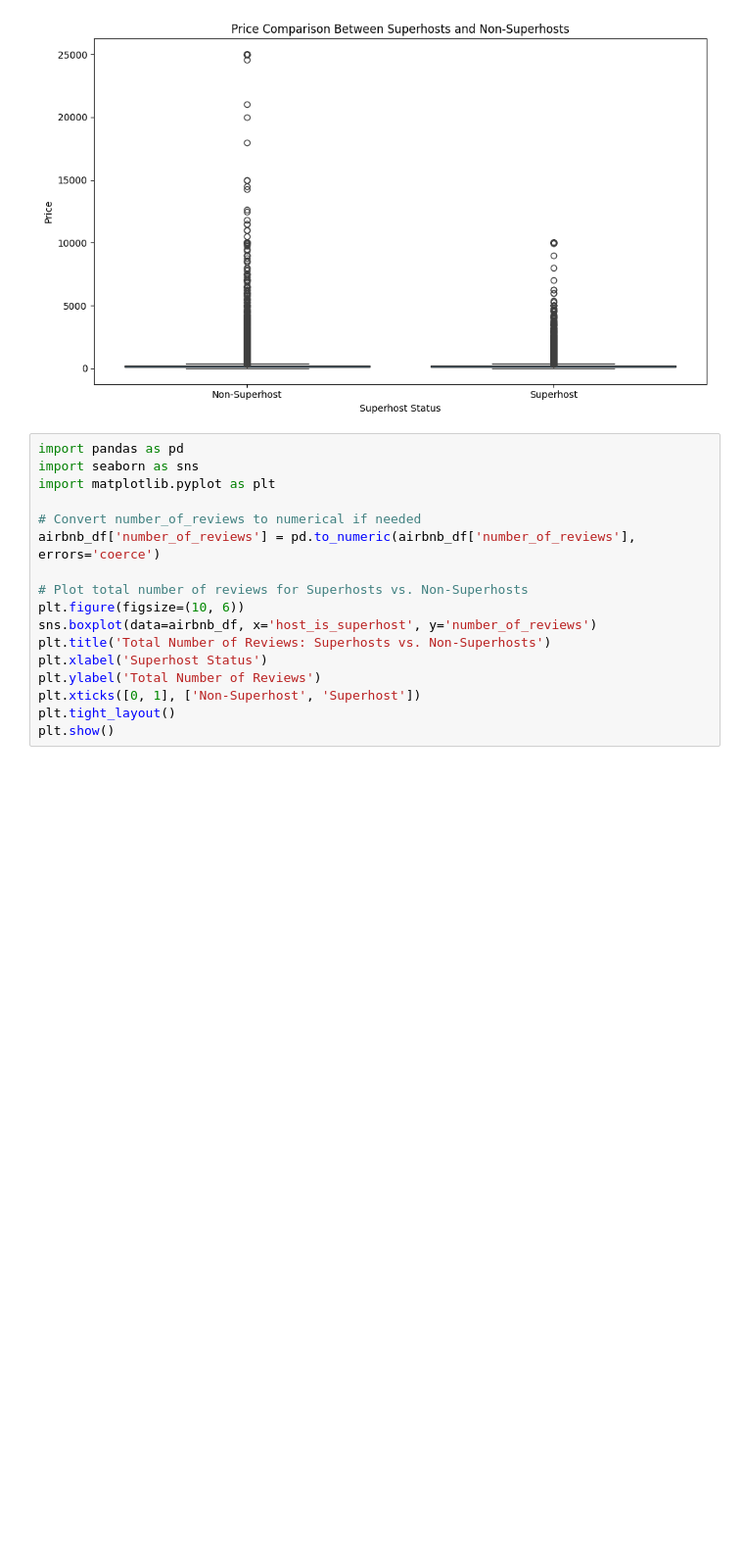
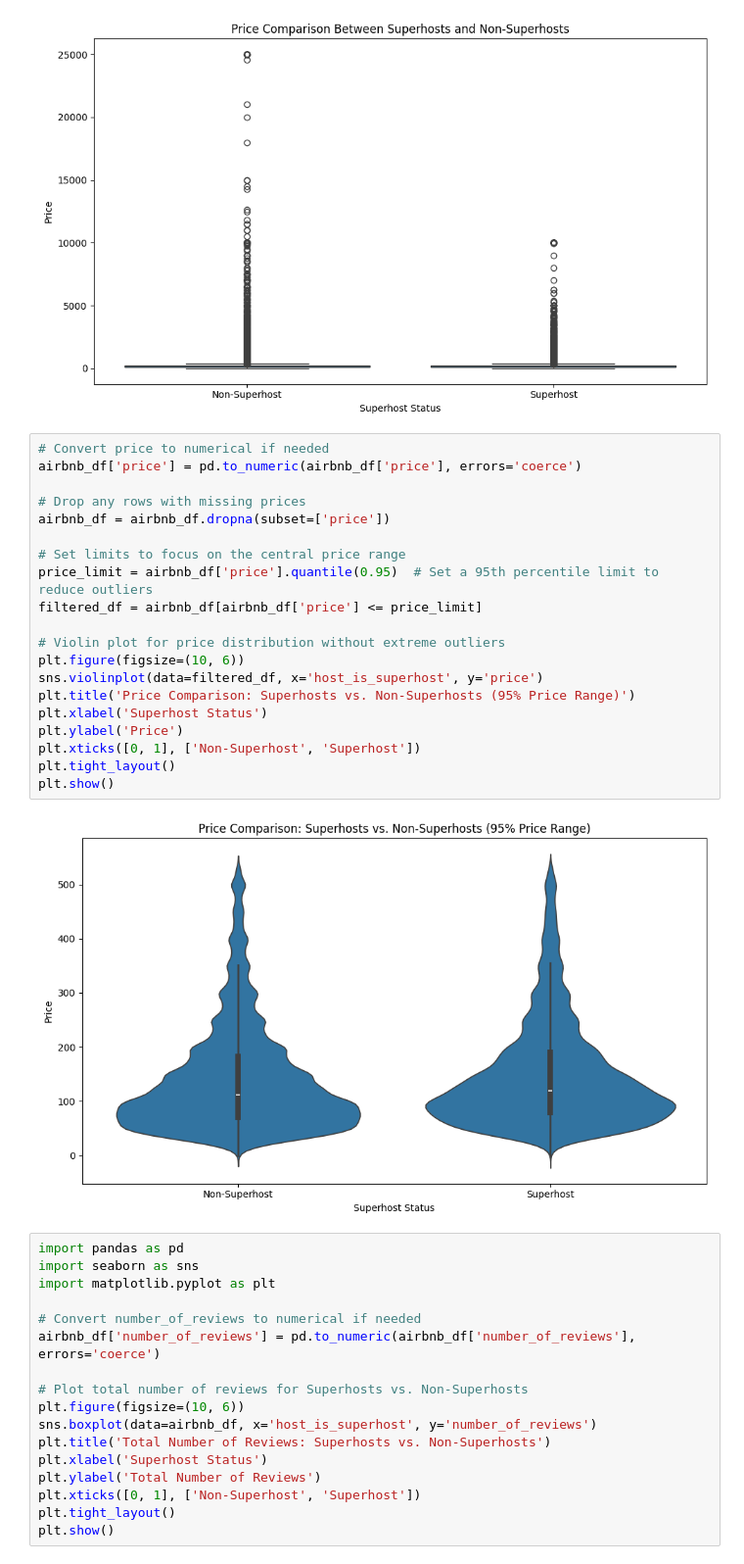
Before and after one commit to ngrief/data-class-project1, a Jupyter notebook: Amen.ipynb, the cells around one changed output. Shown at 98% size. Cells and saved outputs as stored; diff of their text form; blank space fills up the shorter version.

```diff
--- a/Amen.ipynb
+++ b/Amen.ipynb
@@ -393,6 +422,28 @@ plt.tight_layout()
 plt.show()
 # %% [output]
 [figure]
+# %%
+# Convert price to numerical if needed
+airbnb_df['price'] = pd.to_numeric(airbnb_df['price'], errors='coerce')
+
+# Drop any rows with missing prices
+airbnb_df = airbnb_df.dropna(subset=['price'])
+
+# Set limits to focus on the central price range
+price_limit = airbnb_df['price'].quantile(0.95)  # Set a 95th percentile limit to reduce outliers
+filtered_df = airbnb_df[airbnb_df['price'] <= price_limit]
+
+# Violin plot for price distribution without extreme outliers
+plt.figure(figsize=(10, 6))
+sns.violinplot(data=filtered_df, x='host_is_superhost', y='price')
+plt.title('Price Comparison: Superhosts vs. Non-Superhosts (95% Price Range)')
+plt.xlabel('Superhost Status')
+plt.ylabel('Price')
+plt.xticks([0, 1], ['Non-Superhost', 'Superhost'])
+plt.tight_layout()
+plt.show()
+# %% [output]
+[figure, added]
 # %%
 import pandas as pd
 import seaborn as sns
```
Also changed, not shown: parts of 7 cells of this notebook, 17 other files.
